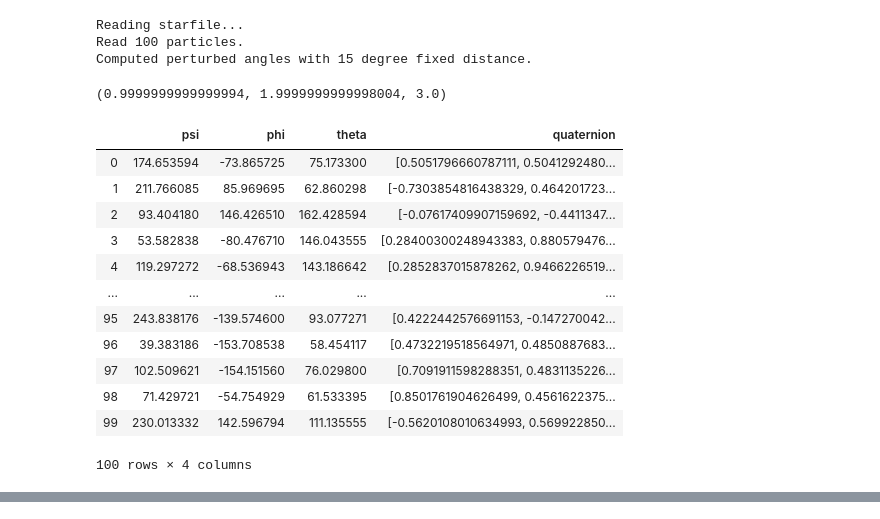
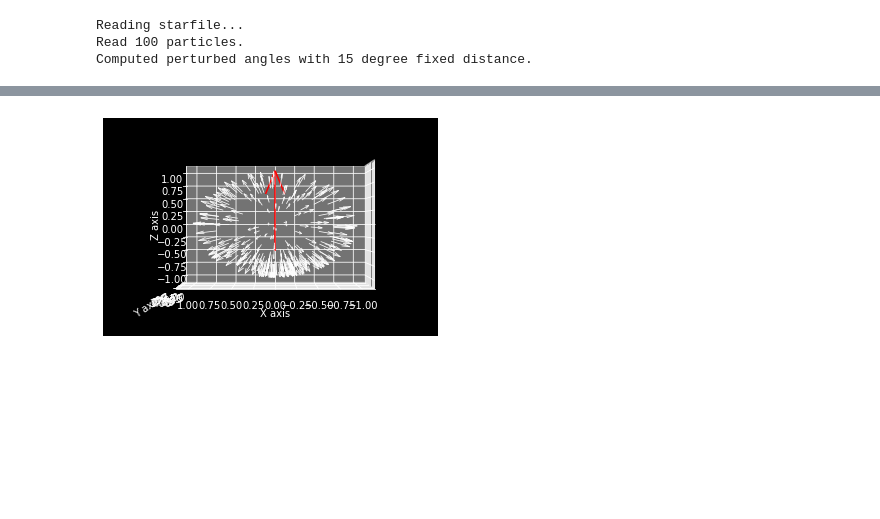
Before and after one commit to hbhargava7/cryoem-data-simulation, a Jupyter notebook: notebooks/Perturb Alignment.ipynb, the cells around one changed output, grey strips where cells are left out. Drawn from its saved outputs; the diff is of its cells as text; code cells hidden in the pictures; blank space fills up the shorter version.

```diff
--- a/notebooks/Perturb Alignment.ipynb
+++ b/notebooks/Perturb Alignment.ipynb
@@ -59,13 +59,18 @@ def quatDist(a,b):
     s = 2*(s**2)-1
     return np.arccos(s)*180/np.pi
 
-def quatMult(a, b):
-    w0, x0, y0, z0 = a
-    w1, x1, y1, z1 = b
-    return [-x1 * x0 - y1 * y0 - z1 * z0 + w1 * w0,
-                     x1 * w0 + y1 * z0 - z1 * y0 + w1 * x0,
-                     -x1 * z0 + y1 * w0 + z1 * x0 + w1 * y0,
-                     x1 * y0 - y1 * x0 + z1 * w0 + w1 * z0]
+def quatConj(q):
+    # Compute the conjugate of quaternion q
+    return [q[0], -1*q[1], -1*q[2], -1*q[3]]
+
+def quatMult(q1, q2):
+    w1, x1, y1, z1 = q1
+    w2, x2, y2, z2 = q2
+    w = w1 * w2 - x1 * x2 - y1 * y2 - z1 * z2
+    x = w1 * x2 + x1 * w2 + y1 * z2 - z1 * y2
+    y = w1 * y2 + y1 * w2 + z1 * x2 - x1 * z2
+    z = w1 * z2 + z1 * w2 + x1 * y2 - y1 * x2
+    return w, x, y, z
 
 def quatInv(a):
     denom = a[0]**2 + a[1]**2 + a[2]**2 + a[3]**2
@@ -105,51 +110,46 @@ def computePerturbedAngle(q1, theta):
 
     dq = [dq0, dq1, dq2, dq3]
 
-#     qx = quatMult(quatMult(dq,q1),quatInv(dq))
+    qx = quatMult(quatMult(dq,q1),quatConj(dq))
 
-    return quatMult(dq,q1)
+    return qx
 # %%
 print('Reading starfile...')
+data, raw = read_starfile_angles('../output/test.star')
+print('Read %d particles.' % len(data))
 
-data = read_starfile_angles('../output/test.star')
-
-print('Read %d particles.' % len(data))
 theta = 15
 perturbedAngles = [computePerturbedAngle(i,theta) for i in data.quaternion.tolist()]
 
 print('Computed perturbed angles with %d degree fixed distance.' % theta)
 
 eulerAngles = [quat2euler(i) for i in perturbedAngles]
-
-eulerTest = [1, 2, 3]
-q = euler2quat(1*(np.pi/180), 2*(np.pi/180), 3*(np.pi/180))
-quat2euler(q)
+col1 = [i[2] for i in eulerAngles]
+col2 = [i[0] for i in eulerAngles]
+col3 = [i[1] for i in eulerAngles]
 
 # Euler angles from quat2euler are in order: phi, theta, psi
 # Need to write the output in order: psi, phi, theta
 
-# should just import all columns in starfile and replace relevant values
+# just need to replace 1, 2, 3 in "raw" eulerAngles 3, 1, 2
+raw[1] = col1
+raw[2] = col2
+raw[3] = col3
+
+header = "\ndata_images\n\nloop_\n_rlnAmplitudeContrast #1 \n_rlnAnglePsi #2 \n_rlnAngleRot #3 \n_rlnAngleTilt #4 \n_rlnClassNumber #5 \n_rlnDefocusAngle #6 \n_rlnDefocusU #7 \n_rlnDefocusV #8 \n_rlnDetectorPixelSize #9 \n_rlnImageName #10 \n_rlnMagnification #11 \n_rlnOriginX #12 \n_rlnOriginY #13 \n_rlnPhaseShift #14 \n_rlnSphericalAberration #15\n_rlnVoltage #16\n\n"
+content = raw.to_csv(sep = ' ', header=False, index=False)
+final = header+content
+
+# Write
+outFile = open("out.star", "w")
+
+outFile.write(final)
+
+outFile.close()
 # %% [output]
 Reading starfile...
 Read 100 particles.
 Computed perturbed angles with 15 degree fixed distance.
-(0.9999999999999994, 1.9999999999998004, 3.0)
-# %%
-data
-# %% [output]
-|  | psi | phi | theta | quaternion |
-| 0 | 174.653594 | -73.865725 | 75.173300 | [0.5051796660787111, 0.5041292480... |
-| 1 | 211.766085 | 85.969695 | 62.860298 | [-0.7303854816438329, 0.464201723... |
-| 2 | 93.404180 | 146.426510 | 162.428594 | [-0.07617409907159692, -0.4411347... |
-| 3 | 53.582838 | -80.476710 | 146.043555 | [0.28400300248943383, 0.880579476... |
-| 4 | 119.297272 | -68.536943 | 143.186642 | [0.2852837015878262, 0.9466226519... |
-| ... | ... | ... | ... | ... |
-| 95 | 243.838176 | -139.574600 | 93.077271 | [0.4222442576691153, -0.147270042... |
-| 96 | 39.383186 | -153.708538 | 58.454117 | [0.4732219518564971, 0.4850887683... |
-| 97 | 102.509621 | -154.151560 | 76.029800 | [0.7091911598288351, 0.4831135226... |
-| 98 | 71.429721 | -54.754929 | 61.533395 | [0.8501761904626499, 0.4561622375... |
-| 99 | 230.013332 | 142.596794 | 111.135555 | [-0.5620108010634993, 0.569922850... |
-100 rows × 4 columns
 # %%
 
 # Initial Euler angles (example)
@@ -162,9 +162,8 @@ q1 = euler2quat(psi, rot, tilt)
 
 qxs = []
 for i in range(250):
-    qx = perturbQuat(q1,180)
+    qx = computePerturbedAngle(q1, 180)
     qxs.append(quat2aa(qx)[1])
-#     print(quatDist(q1,qx))
 
 v = qxs
 
@@ -182,7 +181,7 @@ ax.set_ylabel('Y axis')
 ax.set_zlabel('Z axis')
 
 
-# ax.quiver(X,Y,Z,X,Y,Z,length=.25,pivot='tip', arrow_length_ratio = .4, normalize=True,linewidths=.75)
+ax.quiver(X,Y,Z,X,Y,Z,length=.25,pivot='tip', arrow_length_ratio = .4, normalize=True,linewidths=.75)
 ax.quiver(quat2aa(q1)[1][0],quat2aa(q1)[1][1],quat2aa(q1)[1][2],quat2aa(q1)[1][0],quat2aa(q1)[1][1],quat2aa(q1)[1][2],length=1.5,pivot='tip',color='r')
 
 ax.view_init(elev=0, azim=90)
@@ -192,0 +190 @@ fig.savefig("0.png")
+[figure, added]
```
Also changed, not shown: parts of 4 cells of this notebook, 8 other files.
